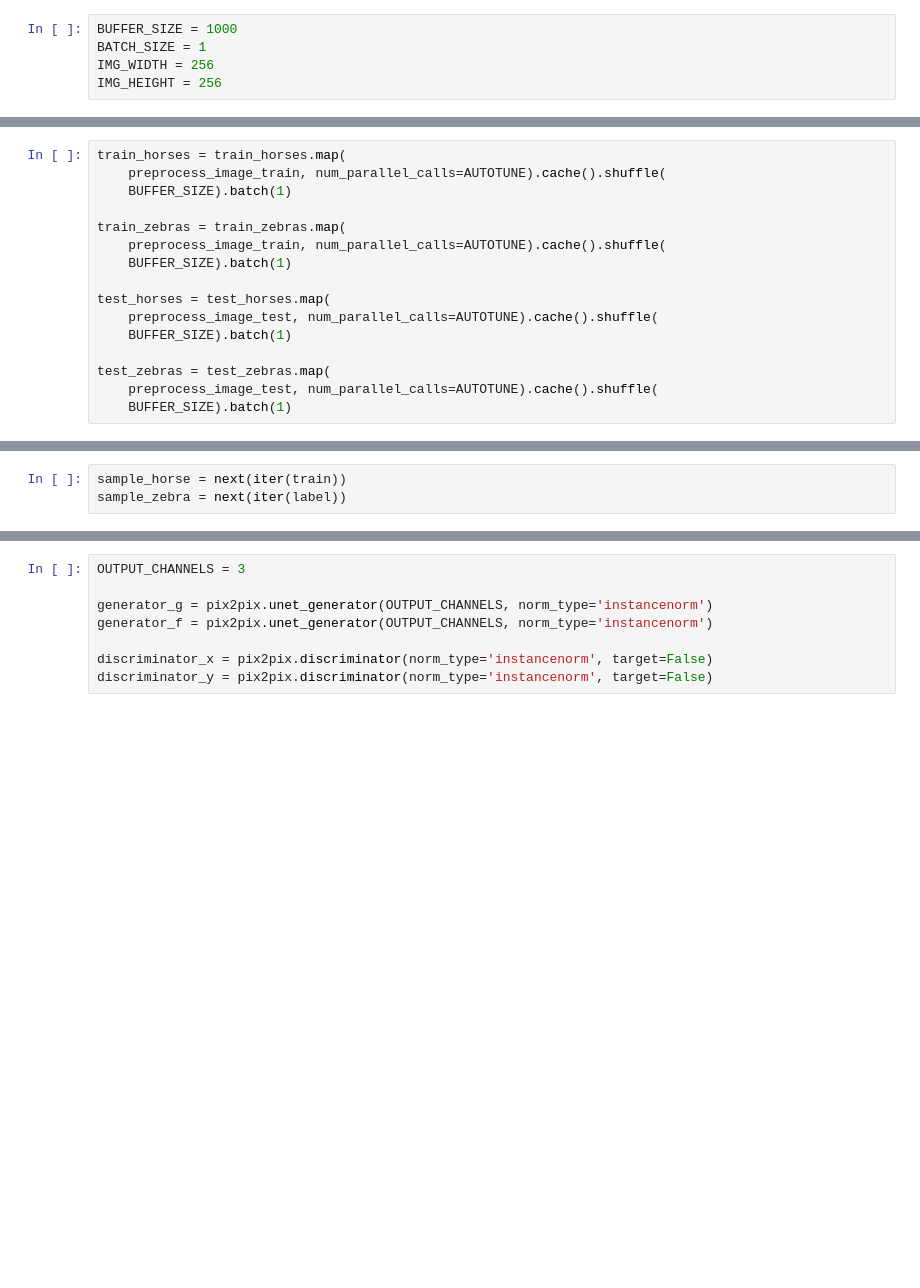
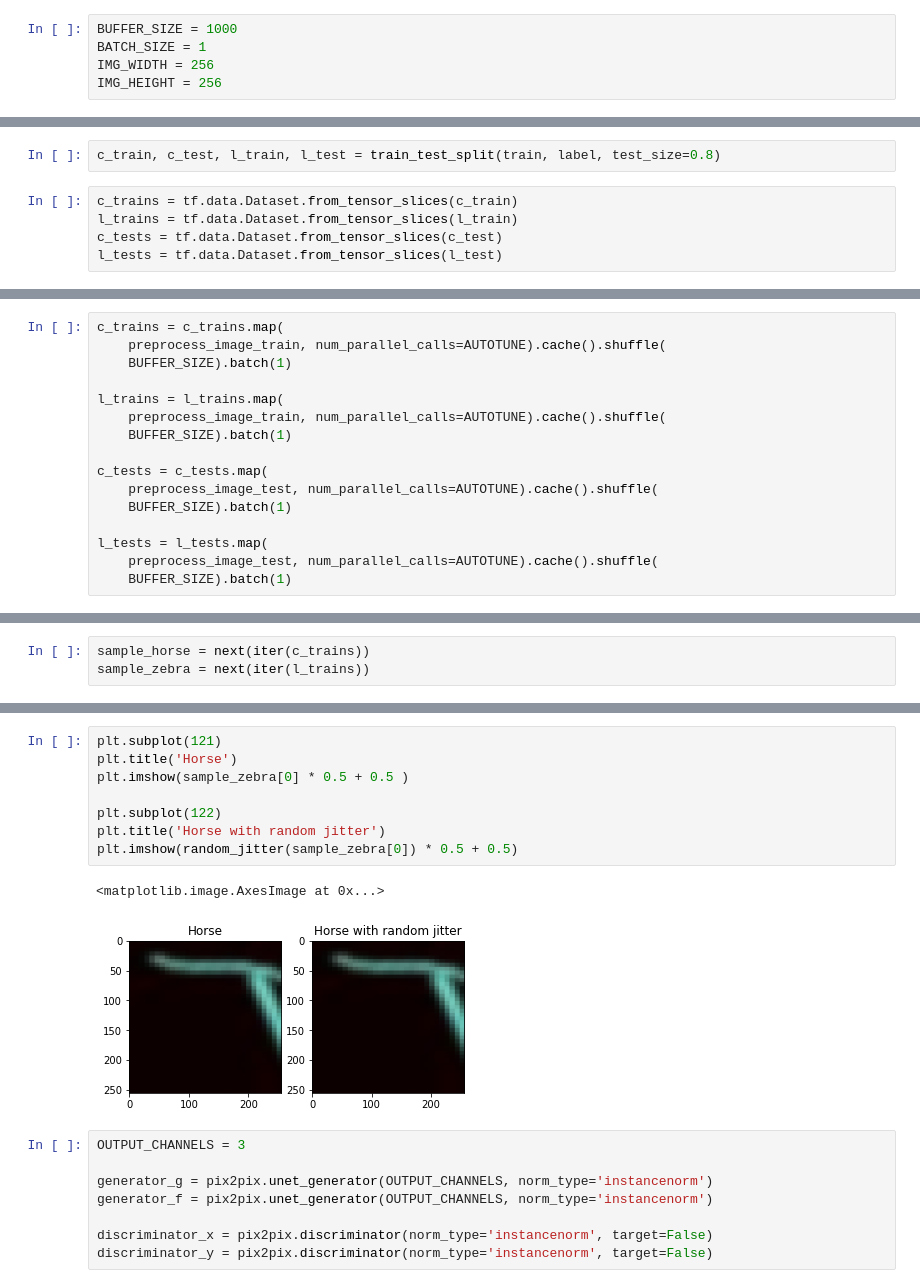
Before and after one commit to nojihun/captcha--deep-learning, a Jupyter notebook: captcha.ipynb, the cells around one changed output, grey strips where cells are left out. Drawn from its saved outputs; the diff is of its cells as text; blank space fills up the shorter version.

```diff
--- a/captcha.ipynb
+++ b/captcha.ipynb
@@ -342,3 +390,10 @@ def preprocess_image_test(image, label):
   image = normalize(image)
   return image
 # 그냥 normalize만 하는 기능.
+# %%
+c_train, c_test, l_train, l_test = train_test_split(train, label, test_size=0.8)
+# %%
+c_trains = tf.data.Dataset.from_tensor_slices(c_train)
+l_trains = tf.data.Dataset.from_tensor_slices(l_train)
+c_tests = tf.data.Dataset.from_tensor_slices(c_test)
+l_tests = tf.data.Dataset.from_tensor_slices(l_test)
@@ -345,16 +404,16 @@ def preprocess_image_test(image, label):
 # %%
-train_horses = train_horses.map(
+c_trains = c_trains.map(
     preprocess_image_train, num_parallel_calls=AUTOTUNE).cache().shuffle(
     BUFFER_SIZE).batch(1)
 
-train_zebras = train_zebras.map(
+l_trains = l_trains.map(
     preprocess_image_train, num_parallel_calls=AUTOTUNE).cache().shuffle(
     BUFFER_SIZE).batch(1)
 
-test_horses = test_horses.map(
+c_tests = c_tests.map(
     preprocess_image_test, num_parallel_calls=AUTOTUNE).cache().shuffle(
     BUFFER_SIZE).batch(1)
 
-test_zebras = test_zebras.map(
+l_tests = l_tests.map(
     preprocess_image_test, num_parallel_calls=AUTOTUNE).cache().shuffle(
     BUFFER_SIZE).batch(1)
@@ -365,3 +424,3 @@ train_horses
 # %%
-sample_horse = next(iter(train))
-sample_zebra = next(iter(label))
+sample_horse = next(iter(c_trains))
+sample_zebra = next(iter(l_trains))
@@ -390,3 +438,14 @@ ValueError: ignored
+# %%
+plt.subplot(121)
+plt.title('Horse')
+plt.imshow(sample_zebra[0] * 0.5 + 0.5 )
+
+plt.subplot(122)
+plt.title('Horse with random jitter')
+plt.imshow(random_jitter(sample_zebra[0]) * 0.5 + 0.5)
+# %% [output]
+<matplotlib.image.AxesImage at 0x...>
+[figure, added]
 # %%
 OUTPUT_CHANNELS = 3
 
```
Also changed, not shown: parts of 24 cells of this notebook.
